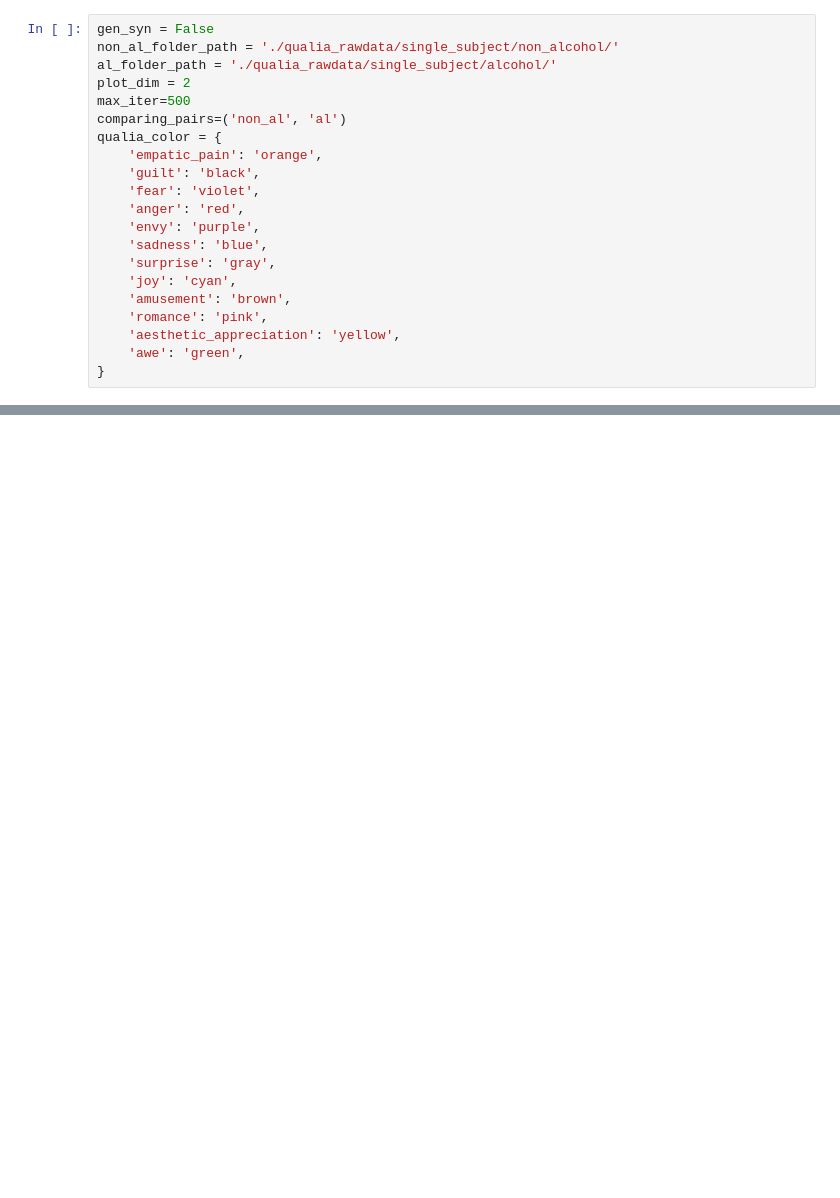
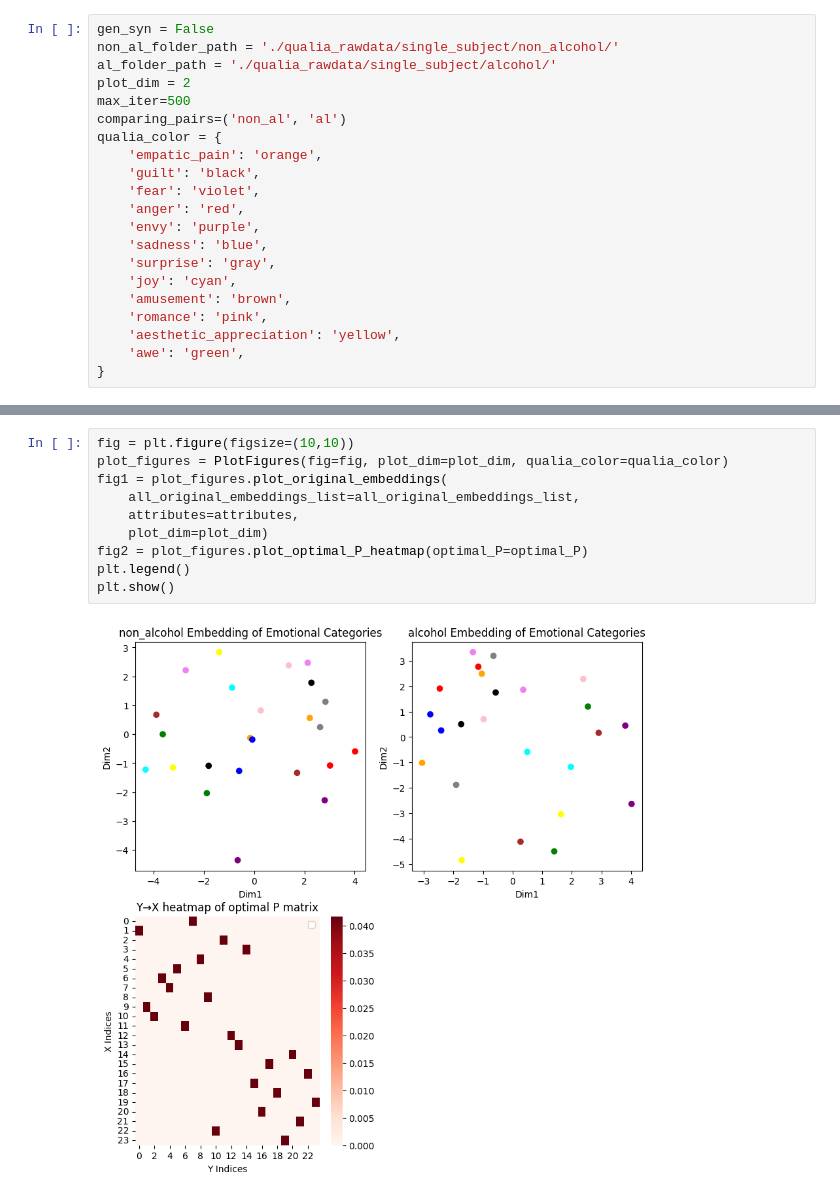
Before and after one commit to kentatkda/QualiaAnalysis, a Jupyter notebook: optimize_color_order.ipynb, the cells around one changed output, grey strips where cells are left out. Drawn from its saved outputs; the diff is of its cells as text; blank space fills up the shorter version.

```diff
--- a/optimize_color_order.ipynb
+++ b/optimize_color_order.ipynb
@@ -189,0 +186,12 @@ array([[ 0.03284878,  0.99946033],
+# %%
+fig = plt.figure(figsize=(10,10))
+plot_figures = PlotFigures(fig=fig, plot_dim=plot_dim, qualia_color=qualia_color)
+fig1 = plot_figures.plot_original_embeddings(
+    all_original_embeddings_list=all_original_embeddings_list,
+    attributes=attributes,
+    plot_dim=plot_dim)
+fig2 = plot_figures.plot_optimal_P_heatmap(optimal_P=optimal_P)
+plt.legend()
+plt.show()
+# %% [output]
+[figure, added]
```
Also changed, not shown: parts of 6 cells of this notebook.
